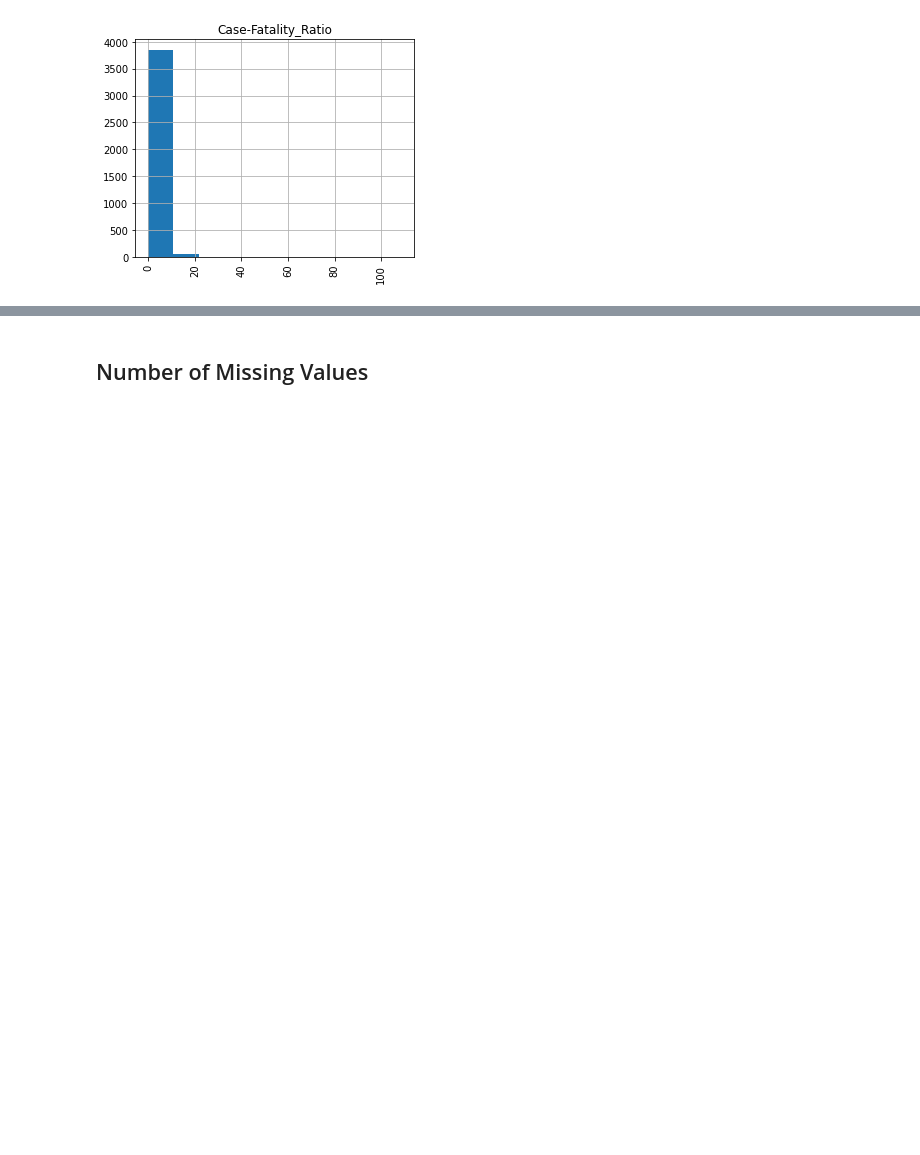
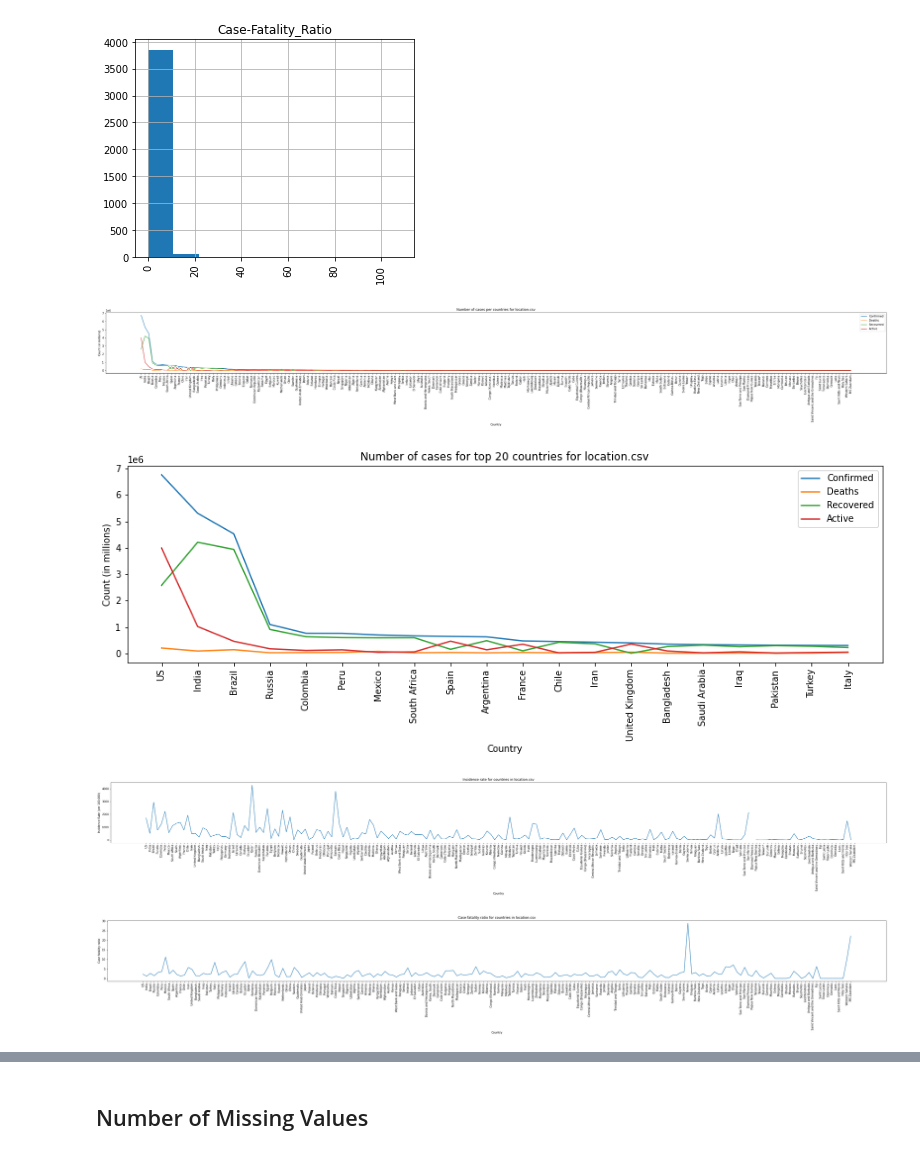
Before and after one commit to JCODEPENG/MileStone-3-Cmpt-459, a Jupyter notebook: src/eda.ipynb, the cells around one changed output, grey strips where cells are left out. Cells and saved outputs as stored; diff of their text form; code cells hidden in the pictures; blank space fills up the shorter version.

```diff
--- a/src/eda.ipynb
+++ b/src/eda.ipynb
@@ -208,6 +211,60 @@ for i, attribute in enumerate(location_columns):
 [figure]
 [figure]
 [figure]
+# %%
+df_loc_agg = df_loc.groupby('Country_Region',as_index=False).agg(\
+        {'Confirmed': 'sum', 'Deaths': 'sum', 'Recovered': 'sum', 'Active': 'sum', \
+         'Incidence_Rate': 'mean', 'Case-Fatality_Ratio': 'mean'})
+plt.figure(figsize=(50,4))
+plt.title("Number of cases per countries for location.csv")
+plt.xlabel("Country")
+plt.ylabel("Count (in millions)")
+plt.xticks(rotation=90)
+df_loc_agg = df_loc_agg.sort_values(by='Confirmed', ascending=False)
+plt.plot(df_loc_agg['Country_Region'], df_loc_agg['Confirmed'])
+plt.plot(df_loc_agg['Country_Region'], df_loc_agg['Deaths'])
+plt.plot(df_loc_agg['Country_Region'], df_loc_agg['Recovered'])
+plt.plot(df_loc_agg['Country_Region'], df_loc_agg['Active'])
+plt.legend(['Confirmed', 'Deaths', 'Recovered', 'Active'], loc='upper right')
+plt.savefig("../plots/location_conf-death-rec-active_by_country.png", facecolor='white', bbox_inches = "tight")
+
+# top 20 countries
+plt.figure(figsize=(15,4))
+plt.title("Number of cases for top 20 countries for location.csv")
+plt.xlabel("Country")
+plt.ylabel("Count (in millions)")
+plt.xticks(rotation=90)
+df_loc_agg_top = df_loc_agg.head(20)
+plt.plot(df_loc_agg_top['Country_Region'], df_loc_agg_top['Confirmed'])
+plt.plot(df_loc_agg_top['Country_Region'], df_loc_agg_top['Deaths'])
+plt.plot(df_loc_agg_top['Country_Region'], df_loc_agg_top['Recovered'])
+plt.plot(df_loc_agg_top['Country_Region'], df_loc_agg_top['Active'])
+plt.legend(['Confirmed', 'Deaths', 'Recovered', 'Active'], loc='upper right')
+plt.savefig("../plots/location_conf-death-rec-active_by_top20_country.png", facecolor='white', bbox_inches = "tight")
+
+# Incidence Rate
+plt.figure(figsize=(50,4))
+plt.title("Incidence rate for countries in location.csv")
+plt.xlabel("Country")
+plt.ylabel("Incidence Rate (per 100,000)")
+plt.xticks(rotation=90)
+plt.plot(df_loc_agg['Country_Region'], df_loc_agg['Incidence_Rate'])
+plt.savefig("../plots/location_incidence_rate_by_country.png", facecolor='white', bbox_inches = "tight")
+
+
+# Case Fatality Ratio
+plt.figure(figsize=(50,4))
+plt.title("Case fatality ratio for countries in location.csv")
+plt.xlabel("Country")
+plt.ylabel("Case fatality ratio")
+plt.xticks(rotation=90)
+plt.plot(df_loc_agg['Country_Region'], df_loc_agg['Case-Fatality_Ratio'])
+plt.savefig("../plots/location_fatality_ratio_by_country.png", facecolor='white', bbox_inches = "tight")
+# %% [output]
+[figure, added]
+[figure, added]
+[figure, added]
+[figure, added]
 # %%
 # modified from https://stackoverflow.com/questions/53233228/plot-latitude-longitude-from-csv-in-python-3-6
 geometry = [Point(xy) for xy in zip(df_loc['Long_'], df_loc['Lat'])]
```
Also changed, not shown: parts of 2 cells of this notebook, 6 other files.
